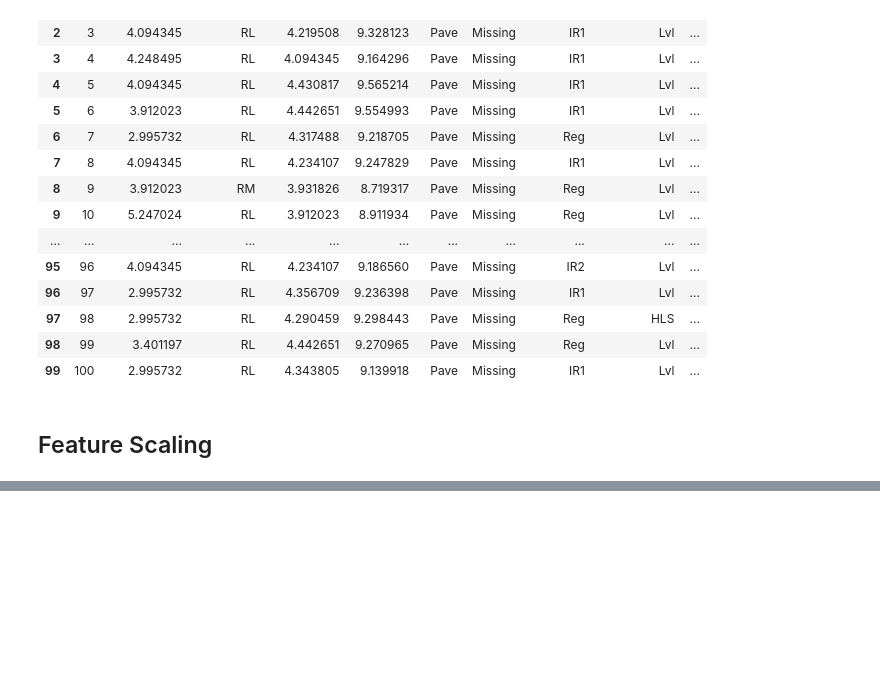
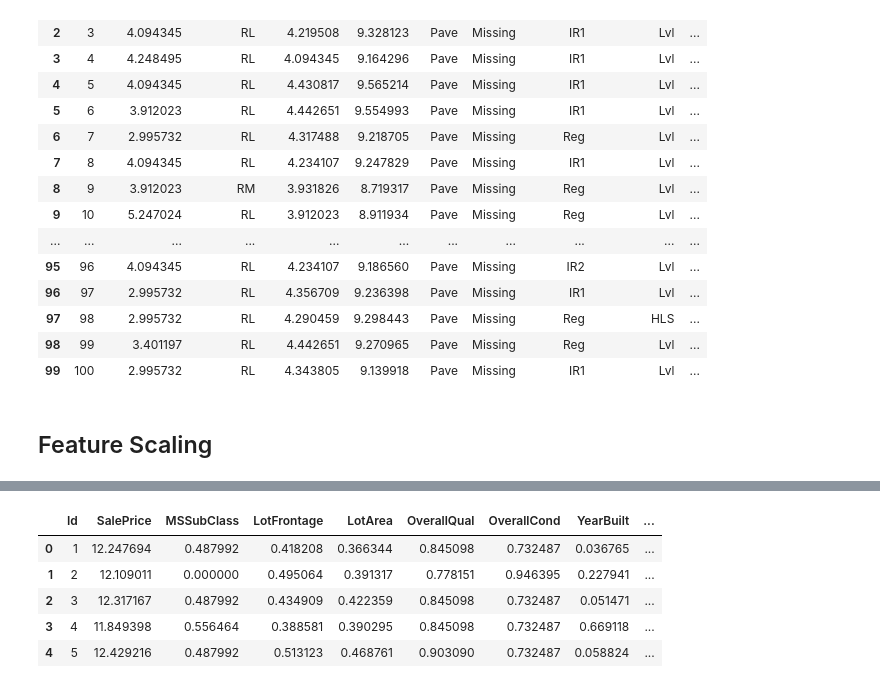
Before and after one commit to kartikkumarofficial/Python, a Jupyter notebook: jupyter/feature_engineering.ipynb, the cells around one changed output, grey strips where cells are left out. Cells and saved outputs as stored; diff of their text form; code cells hidden in the pictures; blank space fills up the shorter version.

```diff
--- a/jupyter/feature_engineering.ipynb
+++ b/jupyter/feature_engineering.ipynb
@@ -232,7 +232,7 @@ dataset.head(100)
 # %% [markdown]
 ## Feature Scaling
 # %%
-feature_scale=[feature for feature in dataset.columns if feature not in ['Id','SalePrice']]
+feature_scale=[feature for feature in numerical_features if feature not in ['Id','SalePrice']]
 # print(feature_scale)
 # %%
 # Standard scaler = will convert data based on standard normal distribution
@@ -251,0 +268,9 @@ data = pd.concat([dataset[['Id', 'SalePrice']].reset_index(drop=True),
+# %%
+data.head()
+# %% [output]
+|  | Id | SalePrice | MSSubClass | LotFrontage | LotArea | OverallQual | OverallCond | YearBuilt | ... |
+| 0 | 1 | 12.247694 | 0.487992 | 0.418208 | 0.366344 | 0.845098 | 0.732487 | 0.036765 | ... |
+| 1 | 2 | 12.109011 | 0.000000 | 0.495064 | 0.391317 | 0.778151 | 0.946395 | 0.227941 | ... |
+| 2 | 3 | 12.317167 | 0.487992 | 0.434909 | 0.422359 | 0.845098 | 0.732487 | 0.051471 | ... |
+| 3 | 4 | 11.849398 | 0.556464 | 0.388581 | 0.390295 | 0.845098 | 0.732487 | 0.669118 | ... |
+| 4 | 5 | 12.429216 | 0.487992 | 0.513123 | 0.468761 | 0.903090 | 0.732487 | 0.058824 | ... |
```
Also changed, not shown: parts of 4 cells of this notebook, 1 other file.
